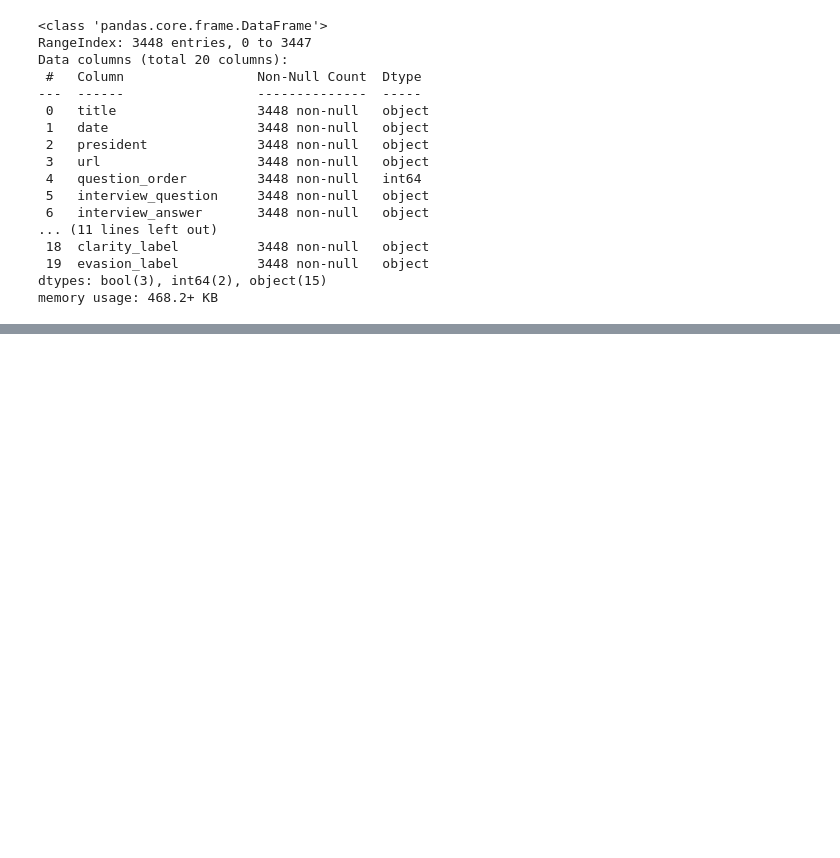
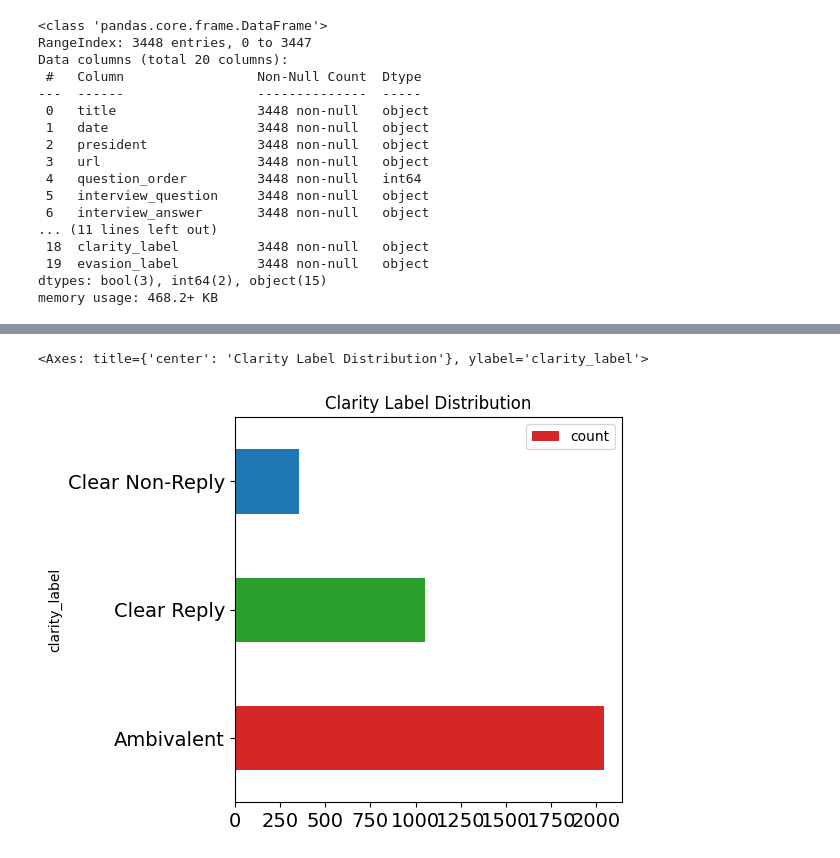
Before and after one commit to Akseldindisyan/CS445_CLARITY_Unmasking-Political-Question-Evasions, a Jupyter notebook: CS445.ipynb, the cells around one changed output, grey strips where cells are left out. Cells and saved outputs as stored; diff of their text form; code cells hidden in the pictures; blank space fills up the shorter version.

```diff
--- a/CS445.ipynb
+++ b/CS445.ipynb
@@ -94,0 +114,6 @@ df_train = df_train.drop(["annotator1","annotator2","annotator3"], axis=1)
+# %%
+president_occurence = df_train["clarity_label"].value_counts()
+president_occurence.plot(kind="barh",legend=True,figsize=(5,5),fontsize=14,title="Clarity Label Distribution",color=["tab:red","tab:green","tab:blue"])
+# %% [output]
+<Axes: title={'center': 'Clarity Label Distribution'}, ylabel='clarity_label'>
+[figure, added]
```
Also changed, not shown: parts of 5 cells of this notebook.
